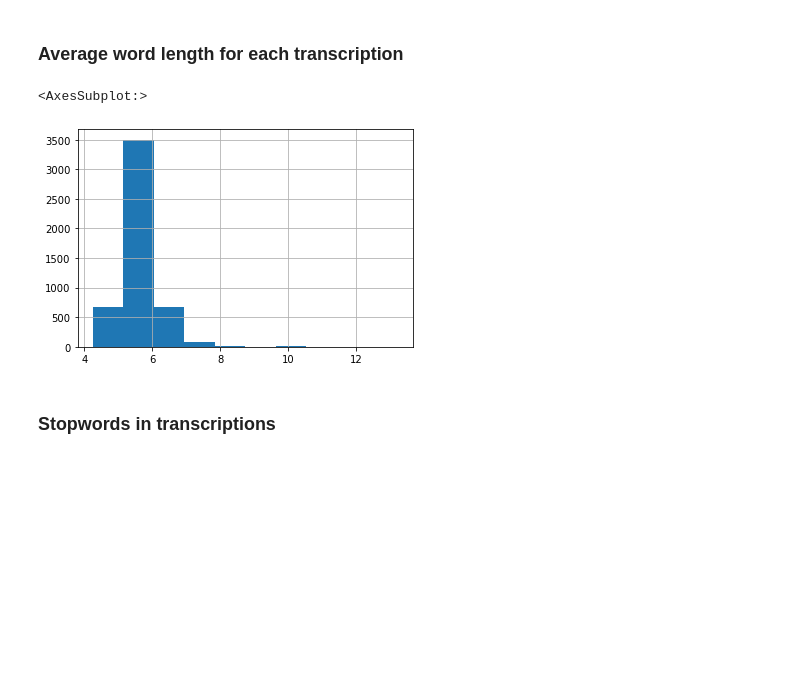
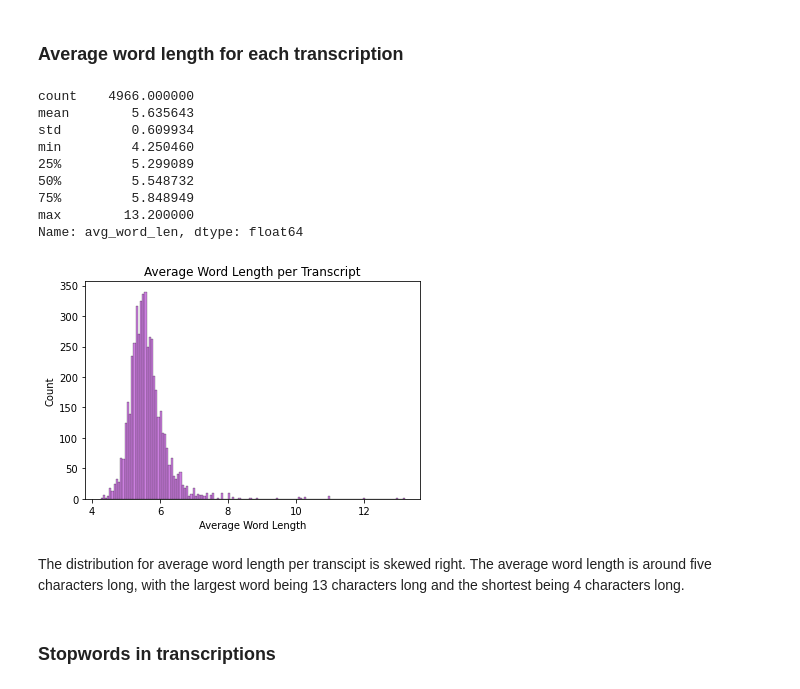
Before and after one commit to freyakuhlman/MedicalTranscriptionClassification, a Jupyter notebook: medical_transcription_data_analysis.ipynb, the cells around one changed output. Saved outputs shown, nothing was run; the diff lists cells and outputs as text; code cells hidden in the pictures; blank space fills up the shorter version.

```diff
--- a/medical_transcription_data_analysis.ipynb
+++ b/medical_transcription_data_analysis.ipynb
@@ -141,10 +177,27 @@ The distribution for sentences per transcipt is skewed right. The average transc
 # %% [markdown]
 ### Average word length for each transcription
 # %%
-df['transcription'].str.split().apply(lambda x : [len(i) for i in x]).map(lambda x: np.mean(x)).hist()
+df['avg_word_len'] = df['transcription'].str.split().apply(lambda x : [len(i) for i in x]).map(lambda x: np.mean(x))
+df['avg_word_len'].describe()
 # %% [output]
-<AxesSubplot:>
+count    4966.000000
+mean        5.635643
+std         0.609934
+min         4.250460
+25%         5.299089
+50%         5.548732
+75%         5.848949
+max        13.200000
+Name: avg_word_len, dtype: float64
-[figure, removed]
+# %%
+avg_word_len = sns.histplot(data=df['avg_word_len'], color = 'mediumorchid')
+avg_word_len.set_title('Average Word Length per Transcript')
+avg_word_len.set(xlabel = 'Average Word Length', ylabel = 'Count')
+plt.show()
+# %% [output]
+[figure, added]
+# %% [markdown]
+The distribution for average word length per transcipt is skewed right. The average word length is around five characters long, with the largest word being 13 characters long and the shortest being 4 characters long.
 # %% [markdown]
 ### Stopwords in transcriptions
 # %%
```
Also changed, not shown: parts of 10 cells of this notebook.
